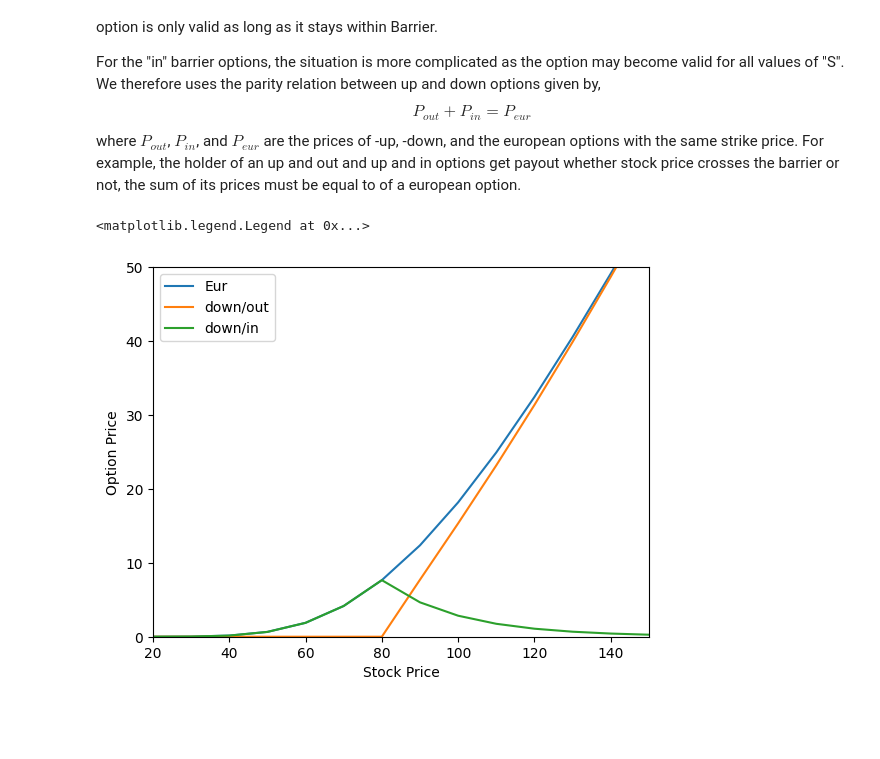
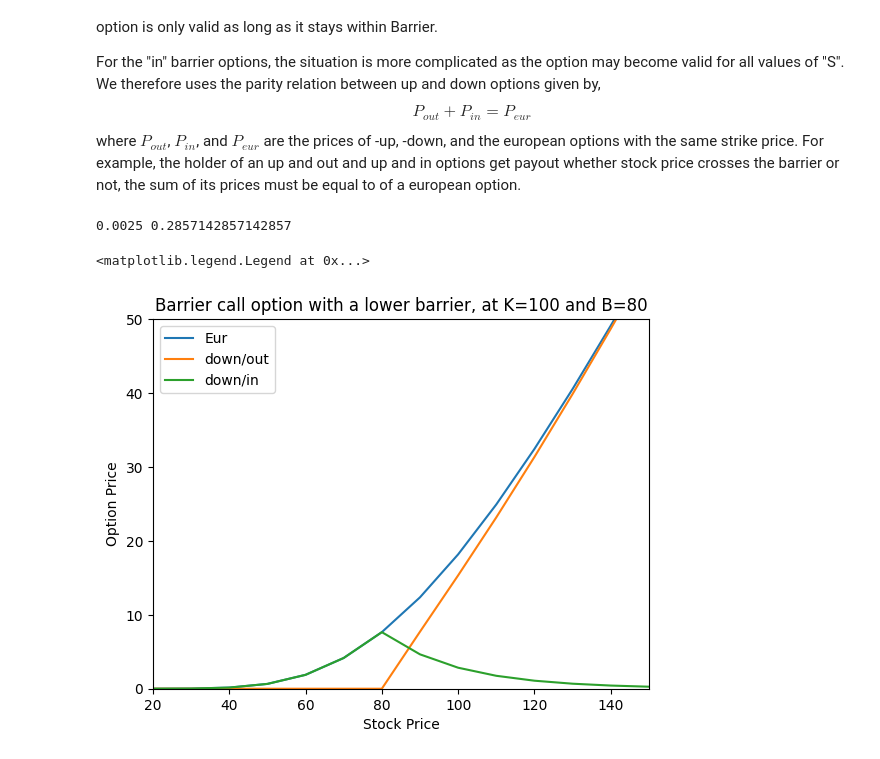
Before and after one commit to SMJose/Black-Scholes_Option_price_finite_difference, a Jupyter notebook: Black-Scholes.ipynb, the cells around one changed output. Saved outputs shown, nothing was run; the diff lists cells and outputs as text; code cells hidden in the pictures; blank space fills up the shorter version.

```diff
--- a/Black-Scholes.ipynb
+++ b/Black-Scholes.ipynb
@@ -105,8 +104,11 @@ $$ C(S,t) + K \exp[-r(T-t)] = P(S,t) + S_t $$
 # r : Risk-free interest rates
 # c : Dividend rate
 # Smax, dS, T, dt: grid specs on stock price (S) and time (T)
-# Opt_type : "Call" or "Put"
+# Opt_type : "call" or "put"
 def FiniteDiff_European(Opt_type,K,sigma,r,c,Smax,dS,T,dt):
+
+    if Opt_type not in ["call", "put"]:
+        raise ValueError( "Opt_type must be 'call' or 'put'" )
 
     # Defining grids
     S_grid = np.arange(0,Smax+dS,dS) # stock price
@@ -151,12 +153,15 @@ def FiniteDiff_European(Opt_type,K,sigma,r,c,Smax,dS,T,dt):
 # ------------------------------------
 # Analytical price of European options
 def OptionPriceAnalytical(Opt_type,K,sigma,r,c,St_arr,T,t):
+    if Opt_type not in ["call", "put"]:
+        raise ValueError( "Opt_type must be 'call' or 'put'" )
+
     t_period = T-t # Time to maturity
     d1 = (np.log(St_arr/K)+(r-c+0.5*sigma**2)*t_period)/(sigma*np.sqrt(t_period))
     d2 = d1-(sigma*np.sqrt(t_period))
-    if Opt_type == "Call":
+    if Opt_type == "call":
         return np.exp(-c*t_period)*St_arr*norm.cdf(d1) - np.exp(-r*t_period)*K*norm.cdf(d2)
-    if Opt_type == "Put":
+    if Opt_type == "put":
         return -np.exp(-c*t_period)*St_arr*norm.cdf(-d1) + np.exp(-r*t_period)*K*norm.cdf(-d2)
 # %%
 
@@ -314,37 +324,40 @@ def FiniteDiff_Barrier_Out(Opt_type,Opt_direc,K,B,sigma,r,c,Smax,dS,T,dt):
 # %%
 
-# Parameters
 # Option parameters
-r = 0.07 #interest rate
-K = 100 # strike
-B = 80
-sigma = 0.4 # volatility
-c = 0.01 # dividend yield
-T = 1 # Expiry time (years)
+r, c, sigma, K, B, T = 0.07, 0.01, 0.4, 100, 80, 1
 
 # Grid parameters
-Smax = 500 # Max stock price
-dS =  10 # grid size (stock price grio)
-dt = 0.001 # grid size (time grid)
+Smax, dS, dt = 500,10, 0.001
 
+print(dS**2/(sigma*Smax)**2,dS/(r*Smax))
 # Note: Decreasing dS without appropriately decreasing dt can
 # cause solution to oscillates violently
 
 #----------------------------
 # Solving for derivative price
+
+# Out-option
 S_grid_Barrier, tgrid, Price_grid_call_Barrier_down_out = FiniteDiff_Barrier_Out("call","down",K,B,sigma,r,c,Smax,dS,T,dt)
+
+# European option
 S_grid, tgrid, Price_grid_call = FiniteDiff_European("call",K,sigma,r,c,Smax,dS,T,dt)
+
+# In-option from parity
 Price_grid_call_Barrier_down_in = Price_grid_call[0]-Price_grid_call_Barrier_down_out[0]
 
+# ----------------------------
+# PLOTS
+plt.title("Barrier call option with a lower barrier, at K="+str(K)+" and B="+str(B))
 plt.plot(S_grid_Barrier,Price_grid_call[0], label="Eur")
 plt.plot(S_grid_Barrier,Price_grid_call_Barrier_down_out[0], label="down/out")
 plt.plot(S_grid_Barrier,Price_grid_call_Barrier_down_in, label="down/in")
 plt.xlim(20,150)
 plt.ylim(0,50)
 plt.xlabel("Stock Price")
 plt.ylabel("Option Price")
 plt.legend()
 # %% [output]
-<matplotlib.legend.Legend at 0x...>
+0.0025 0.2857142857142857
+<matplotlib.legend.Legend at 0x...>
-[figure, old version]
+[figure, new version]
 # %%
```
Also changed, not shown: parts of 11 cells of this notebook.
